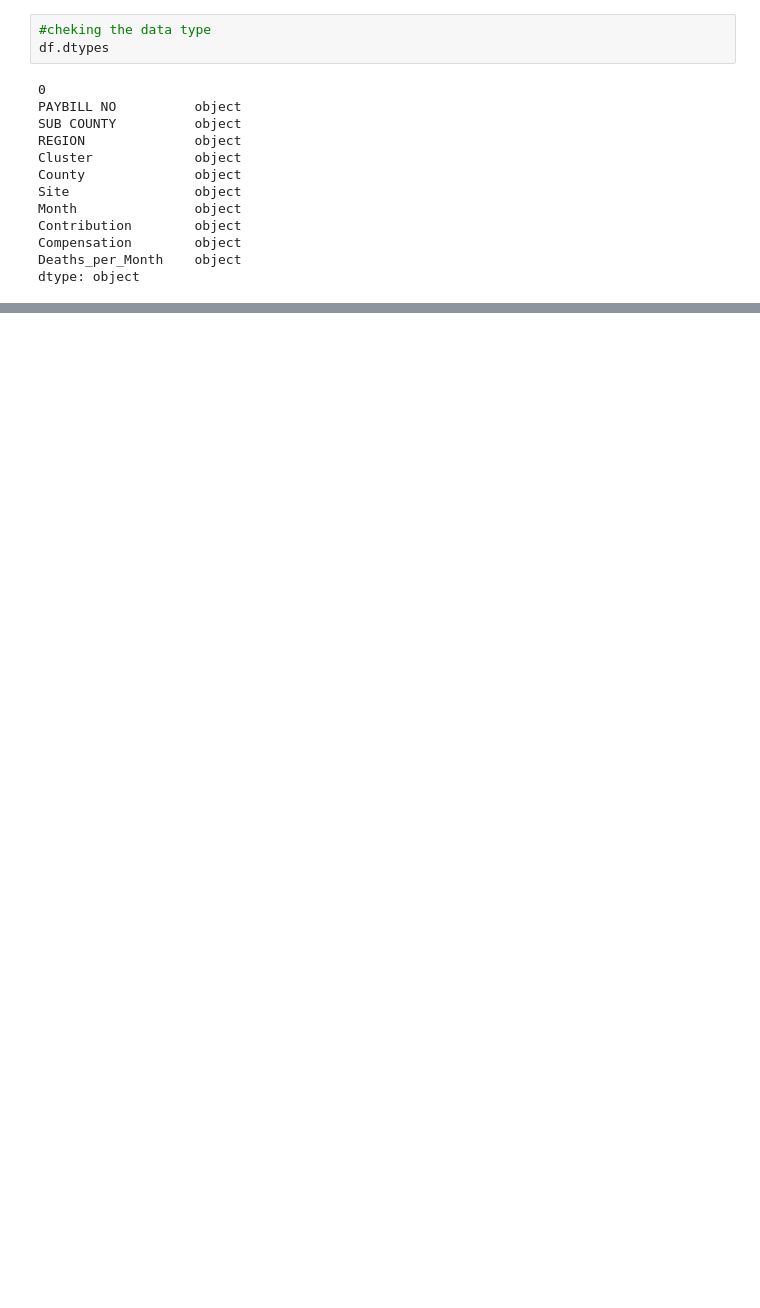
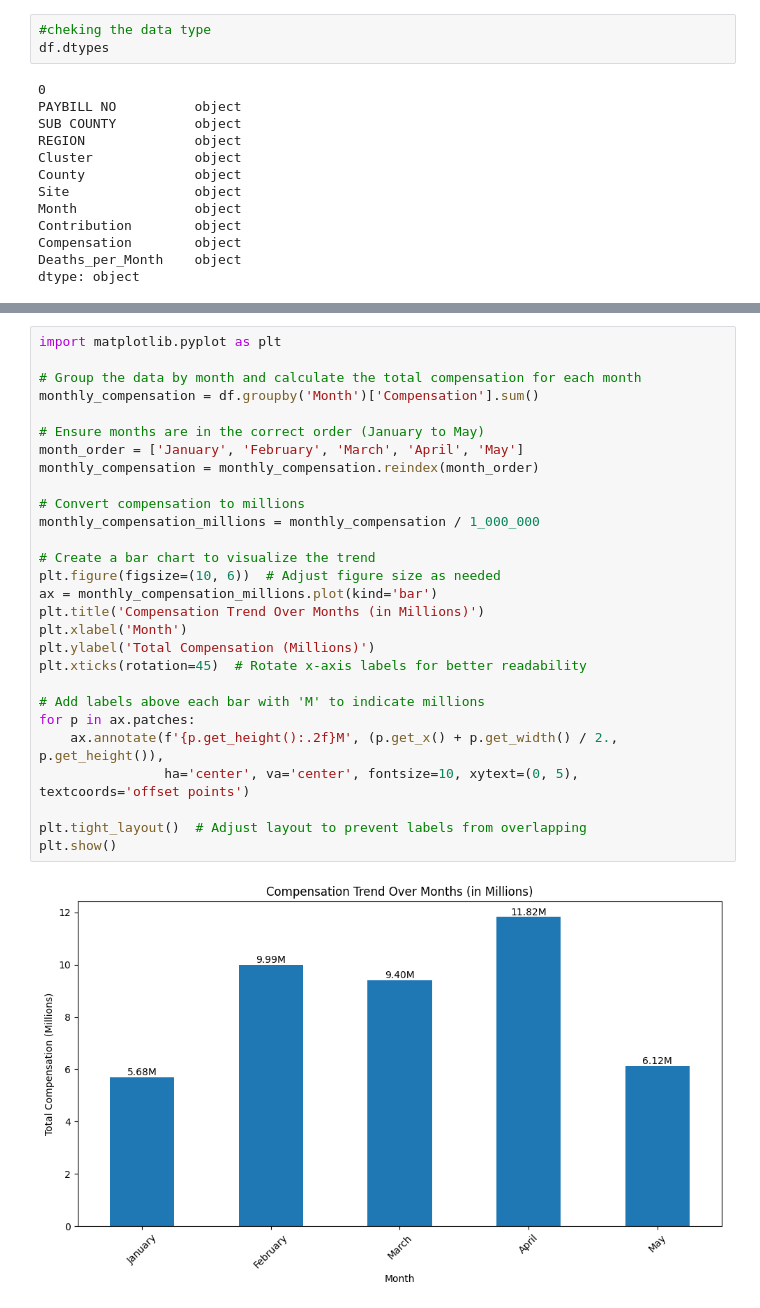
Before and after one commit to stevejj4/Data-Cleaning, a Jupyter notebook: SUN_Report.ipynb, the cells around one changed output, grey strips where cells are left out. Drawn from its saved outputs; the diff is of its cells as text; blank space fills up the shorter version.

```diff
--- a/SUN_Report.ipynb
+++ b/SUN_Report.ipynb
@@ -147,0 +167,30 @@ plt.show()
+# %%
+import matplotlib.pyplot as plt
+
+# Group the data by month and calculate the total compensation for each month
+monthly_compensation = df.groupby('Month')['Compensation'].sum()
+
+# Ensure months are in the correct order (January to May)
+month_order = ['January', 'February', 'March', 'April', 'May']
+monthly_compensation = monthly_compensation.reindex(month_order)
+
+# Convert compensation to millions
+monthly_compensation_millions = monthly_compensation / 1_000_000
+
+# Create a bar chart to visualize the trend
+plt.figure(figsize=(10, 6))  # Adjust figure size as needed
+ax = monthly_compensation_millions.plot(kind='bar')
+plt.title('Compensation Trend Over Months (in Millions)')
+plt.xlabel('Month')
+plt.ylabel('Total Compensation (Millions)')
+plt.xticks(rotation=45)  # Rotate x-axis labels for better readability
+
+# Add labels above each bar with 'M' to indicate millions
+for p in ax.patches:
+    ax.annotate(f'{p.get_height():.2f}M', (p.get_x() + p.get_width() / 2., p.get_height()),
+                ha='center', va='center', fontsize=10, xytext=(0, 5), textcoords='offset points')
+
+plt.tight_layout()  # Adjust layout to prevent labels from overlapping
+plt.show()
+# %% [output]
+[figure, added]
```
Also changed, not shown: parts of 6 cells of this notebook.
